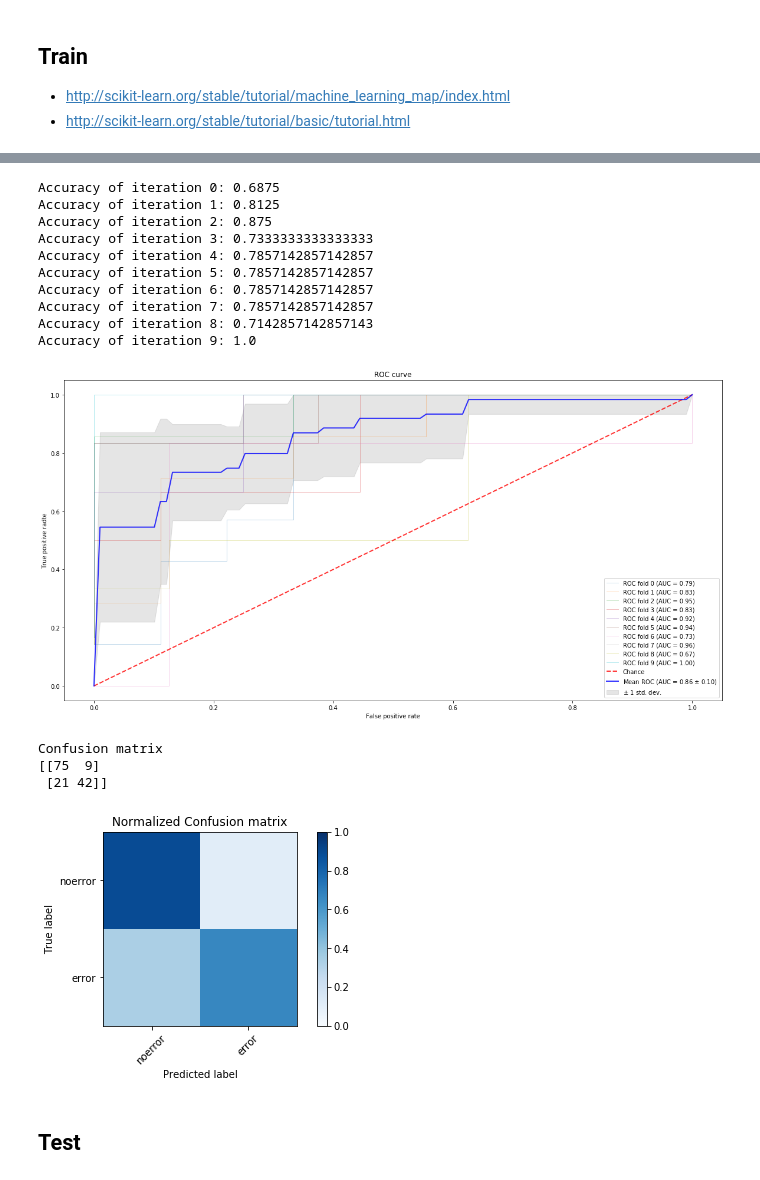
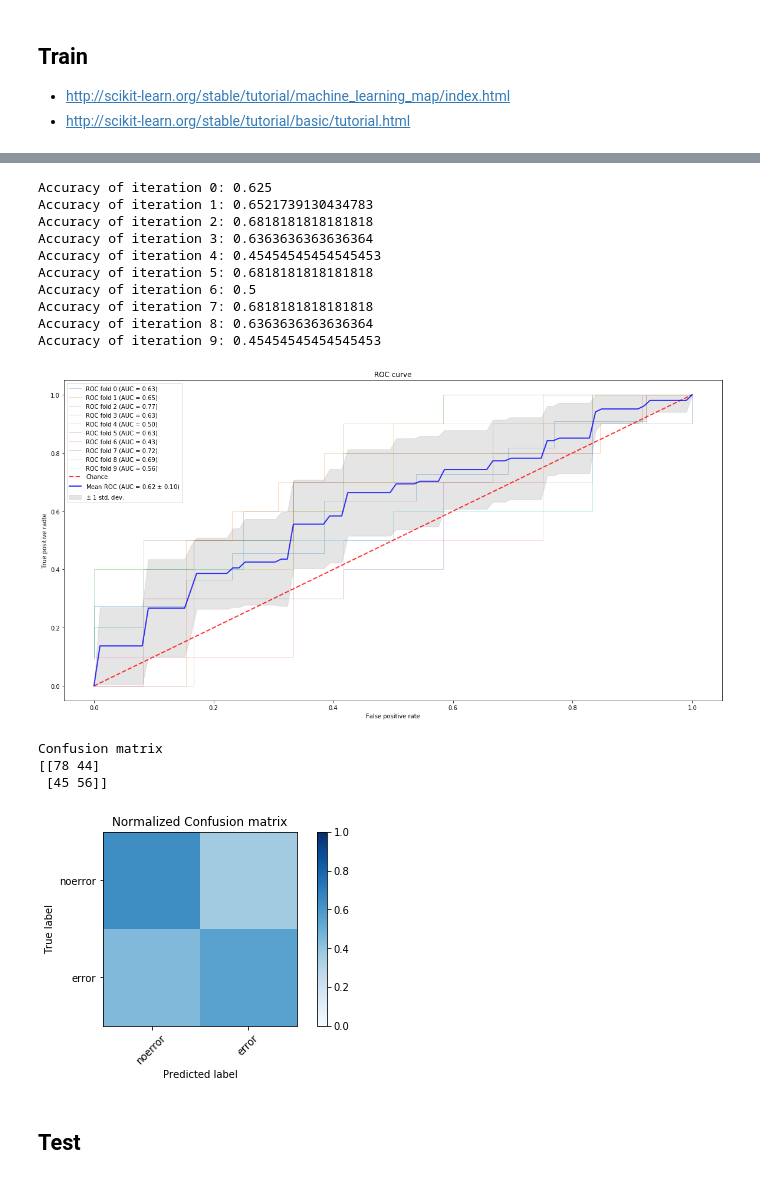
Before and after one commit to itba-proyecto-final/erp-classifier, a Jupyter notebook: erp classifier/notepads/NotepadV3.ipynb, the cells around one changed output, grey strips where cells are left out. Drawn from its saved outputs; the diff is of its cells as text; code cells hidden in the pictures.

Commit message:
fix epochs bug

```diff
--- a/erp classifier/notepads/NotepadV3.ipynb
+++ b/erp classifier/notepads/NotepadV3.ipynb
@@ -43,11 +45,14 @@ mne.set_log_level('WARNING')
 
 - https://martinos.org/mne/stable/auto_tutorials/plot_creating_data_structures.html
 # %%
-vhdr_file = '../data/grid_lights/juan/juan2/record-bv-generic-juan-[2019.05.25-15.45.01].vhdr'
+# source file with eeg channel data and stimulus
+vhdr_file = '../data/grid_lights/jose/jose1/record-bv-generic-joses-[2019.05.25-16.55.59].vhdr'
 
-classifier_in_path = '../classifiers/classifier_jose_2_fit.joblib'
+# classifier from different experiment data used for classification testing
+classifier_in_path = '../classifiers/classifier_nati_2_fit.joblib'
 
-classifier_out_path = '../classifiers/classifier_juan_2_fit.joblib'
+# out path for classifier generated with current experiment's data
+classifier_out_path = '../classifiers/classifier_jose_1_fit.joblib'
 
 # Set missing EEG montage (electrode positions)
 # https://martinos.org/mne/stable/generated/mne.io.Raw.html#mne.io.Raw.set_montage
@@ -250,5 +267,5 @@ print(hits_epochs_labels)
 # %%
-def cross_val(classifier, cross_validator):
+def cross_val(classifier, cross_validator, epochs, hits_epochs_labels):
     tprs = []
     aucs = []
     mean_fpr = np.linspace(0, 1, 100)
@@ -257,6 +274,8 @@ def cross_val(classifier, cross_validator):
     plt.figure(figsize=(20, 10))
     # Do cross-validation
     for train_index, test_index in cross_validator.split(epochs, hits_epochs_labels):
+#         print(train_index)
+#         print(test_index)
         data_train, data_test = epochs[train_index], epochs[test_index]
         labels_train, labels_test = hits_epochs_labels[train_index], hits_epochs_labels[test_index]
         classifier_fit = classifier.fit(data_train, labels_train)
@@ -273,6 +292,7 @@ def cross_val(classifier, cross_validator):
         aucs.append(roc_auc)
         plt.plot(fpr, tpr, lw=1, alpha=0.3, label='ROC fold %d (AUC = %0.2f)' % (i, roc_auc))
         i += 1
+
 
     # Chance line
     plt.plot([0, 1], [0, 1], linestyle='--', lw=2, color='r', label='Chance', alpha=.8)
@@ -301,7 +321,7 @@ def print_confusion_matrix(classifier, data_test, labels_test, cross_validator=N
     if cross_validator is None:
         predictions = classifier.predict(data_test)
     else:
-        predictions = cross_val_predict(classifier, epochs.get_data(), hits_epochs_labels, cv=cross_validator)
+        predictions = cross_val_predict(classifier, data_test, hits_epochs_labels, cv=cross_validator)
     confusion_m = confusion_matrix(hits_epochs_labels, predictions)
     print("Confusion matrix")
     print(confusion_m)
@@ -321,3 +341,5 @@ def print_confusion_matrix(classifier, data_test, labels_test, cross_validator=N
     plt.colorbar()
     mne.viz.tight_layout()
     plt.show()
+# %%
+new_epochs = epochs.get_data()[:,:7,:]
@@ -324,39 +414,48 @@ def print_confusion_matrix(classifier, data_test, labels_test, cross_validator=N
 # %%
+# print(epochs.events[:, -1])
+# mne.epochs.combine_event_ids(epochs, ['Closer','Further'], 0, copy=False)
+# print(epochs.events[:, -1])
+# new_epochs = epochs.get_data()[:,:7,:]
+
 # Set classification pipeline
 classifier = make_pipeline(
     mne.decoding.Vectorizer(),  # Transform n-dimensional array into 2D array of n_samples by n_features.
     MinMaxScaler(),  # Transforms features by scaling each feature to a given range (0, 1).
     LogisticRegression()  # linear model for classification
+#     SGDClassifier(loss='modified_huber')
+#     linear_model.BayesianRidge()
+#     KNeighborsClassifier(n_neighbors=8)
+
 )
 # Set cross-validator
 # Stratified K-Folds cross-validator
 # Provides train/test indices to split data in train/test sets
 # This cross-validation object is a variation of KFold that returns stratified folds
 # Stratification is done based on the labels provided in split(_, labels)
 # The folds are made by preserving the percentage of samples for each class
 # https://machinelearningmastery.com/k-fold-cross-validation/
 # http://scikit-learn.org/stable/modules/generated/sklearn.model_selection.StratifiedKFold.html
 
 cross_validator = StratifiedKFold(n_splits=10, shuffle=True, random_state=42)
 
-cross_val(classifier, cross_validator)
-print_confusion_matrix(classifier, epochs, hits_epochs_labels, cross_validator=cross_validator)
+cross_val(classifier, cross_validator, new_epochs, hits_epochs_labels)
+print_confusion_matrix(classifier, new_epochs, hits_epochs_labels, cross_validator=cross_validator)
 # %% [output]
-Accuracy of iteration 0: 0.6875
-Accuracy of iteration 1: 0.8125
-Accuracy of iteration 2: 0.875
-Accuracy of iteration 3: 0.7333333333333333
-Accuracy of iteration 4: 0.7857142857142857
-Accuracy of iteration 5: 0.7857142857142857
-Accuracy of iteration 6: 0.7857142857142857
-Accuracy of iteration 7: 0.7857142857142857
-Accuracy of iteration 8: 0.7142857142857143
-Accuracy of iteration 9: 1.0
+Accuracy of iteration 0: 0.625
+Accuracy of iteration 1: 0.6521739130434783
+Accuracy of iteration 2: 0.6818181818181818
+Accuracy of iteration 3: 0.6363636363636364
+Accuracy of iteration 4: 0.45454545454545453
+Accuracy of iteration 5: 0.6818181818181818
+Accuracy of iteration 6: 0.5
+Accuracy of iteration 7: 0.6818181818181818
+Accuracy of iteration 8: 0.6363636363636364
+Accuracy of iteration 9: 0.45454545454545453
-[figure, old version]
+[figure, new version]
 Confusion matrix
-[[75  9]
- [21 42]]
+[[78 44]
+ [45 56]]
-[figure, old version]
+[figure, new version]
 # %%
 def train_classifier():
     # Set classification pipeline
```
Also changed, not shown: parts of 23 cells of this notebook.
